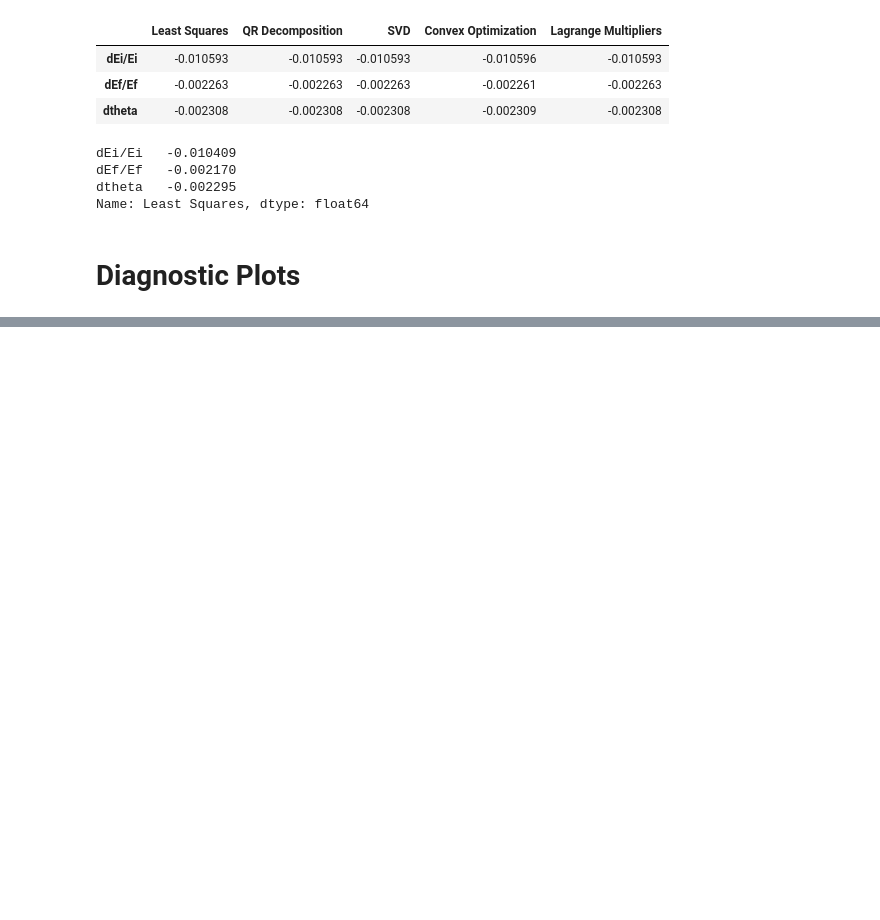
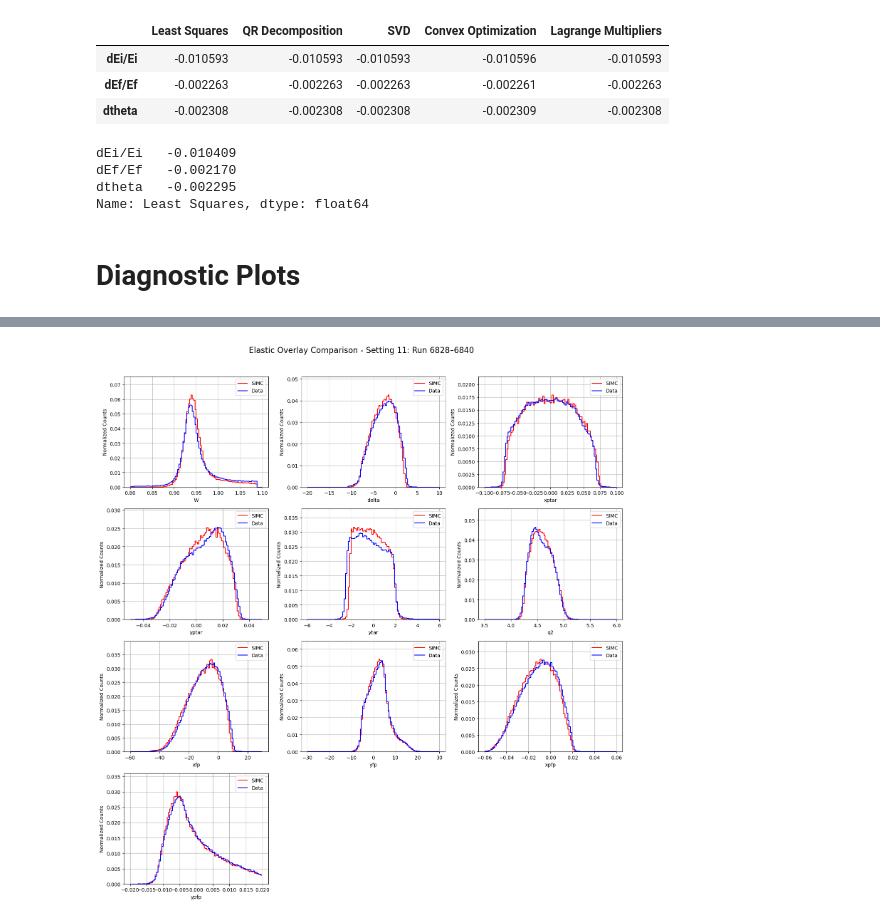
Before and after one commit to avnishphy/nps_analysis, a Jupyter notebook: elastic_analysis/elastic_singles.ipynb, the cells around one changed output, grey strips where cells are left out. Saved outputs shown, nothing was run; the diff lists cells and outputs as text; code cells hidden in the pictures; blank space fills up the shorter version.

```diff
--- a/elastic_analysis/elastic_singles.ipynb
+++ b/elastic_analysis/elastic_singles.ipynb
@@ -904,0 +906,4 @@ with uproot.open(data_file) as f_data, uproot.open(simc_file) as f_simc:
+# %%
+plot_elastic_diagnostics(11)
+# %% [output]
+[figure, added]
```
Also changed, not shown: parts of 1 cell of this notebook.
